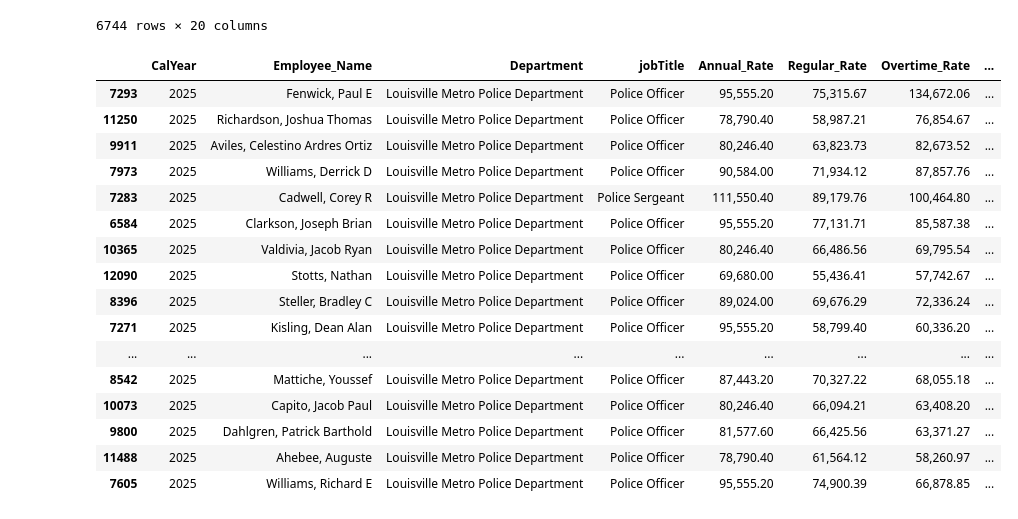
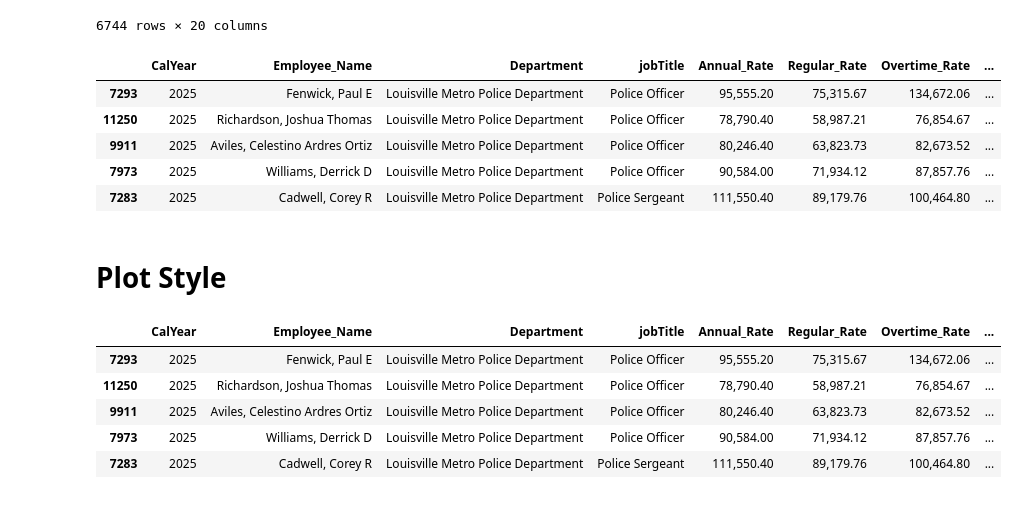
Before and after one commit to dmorton714/Louisville_stats, a Jupyter notebook: SalStudy/sal.ipynb, the cells around one changed output. Cells and saved outputs as stored; diff of their text form; code cells hidden in the pictures.

```diff
--- a/SalStudy/sal.ipynb
+++ b/SalStudy/sal.ipynb
@@ -373,22 +381,13 @@ def department_filter(
         raise TypeError("`department` must be a string or list of strings.")
 # %%
 lmpd25 = department_filter(sal_2025,"Louisville Metro Police Department")
-lmpd25.head(20)
+lmpd25.head()
 # %% [output]
 |  | CalYear | Employee_Name | Department | jobTitle | Annual_Rate | Regular_Rate | Overtime_Rate | ... |
 | 7293 | 2025 | Fenwick, Paul E | Louisville Metro Police Department | Police Officer | 95,555.20 | 75,315.67 | 134,672.06 | ... |
 | 11250 | 2025 | Richardson, Joshua Thomas | Louisville Metro Police Department | Police Officer | 78,790.40 | 58,987.21 | 76,854.67 | ... |
 | 9911 | 2025 | Aviles, Celestino Ardres Ortiz | Louisville Metro Police Department | Police Officer | 80,246.40 | 63,823.73 | 82,673.52 | ... |
 | 7973 | 2025 | Williams, Derrick D | Louisville Metro Police Department | Police Officer | 90,584.00 | 71,934.12 | 87,857.76 | ... |
 | 7283 | 2025 | Cadwell, Corey R | Louisville Metro Police Department | Police Sergeant | 111,550.40 | 89,179.76 | 100,464.80 | ... |
-| 6584 | 2025 | Clarkson, Joseph Brian | Louisville Metro Police Department | Police Officer | 95,555.20 | 77,131.71 | 85,587.38 | ... |
-| 10365 | 2025 | Valdivia, Jacob Ryan | Louisville Metro Police Department | Police Officer | 80,246.40 | 66,486.56 | 69,795.54 | ... |
-| 12090 | 2025 | Stotts, Nathan | Louisville Metro Police Department | Police Officer | 69,680.00 | 55,436.41 | 57,742.67 | ... |
-| 8396 | 2025 | Steller, Bradley C | Louisville Metro Police Department | Police Officer | 89,024.00 | 69,676.29 | 72,336.24 | ... |
-| 7271 | 2025 | Kisling, Dean Alan | Louisville Metro Police Department | Police Officer | 95,555.20 | 58,799.40 | 60,336.20 | ... |
-| ... | ... | ... | ... | ... | ... | ... | ... | ... |
-| 8542 | 2025 | Mattiche, Youssef | Louisville Metro Police Department | Police Officer | 87,443.20 | 70,327.22 | 68,055.18 | ... |
-| 10073 | 2025 | Capito, Jacob Paul | Louisville Metro Police Department | Police Officer | 80,246.40 | 66,094.21 | 63,408.20 | ... |
-| 9800 | 2025 | Dahlgren, Patrick Barthold | Louisville Metro Police Department | Police Officer | 81,577.60 | 66,425.56 | 63,371.27 | ... |
-| 11488 | 2025 | Ahebee, Auguste | Louisville Metro Police Department | Police Officer | 78,790.40 | 61,564.12 | 58,260.97 | ... |
-| 7605 | 2025 | Williams, Richard E | Louisville Metro Police Department | Police Officer | 95,555.20 | 74,900.39 | 66,878.85 | ... |
+# %% [markdown]
+# Plot Style
@@ -394,0 +469,9 @@ lmpd25.head(20)
+# %%
+lmpd25.head()
+# %% [output]
+|  | CalYear | Employee_Name | Department | jobTitle | Annual_Rate | Regular_Rate | Overtime_Rate | ... |
+| 7293 | 2025 | Fenwick, Paul E | Louisville Metro Police Department | Police Officer | 95,555.20 | 75,315.67 | 134,672.06 | ... |
+| 11250 | 2025 | Richardson, Joshua Thomas | Louisville Metro Police Department | Police Officer | 78,790.40 | 58,987.21 | 76,854.67 | ... |
+| 9911 | 2025 | Aviles, Celestino Ardres Ortiz | Louisville Metro Police Department | Police Officer | 80,246.40 | 63,823.73 | 82,673.52 | ... |
+| 7973 | 2025 | Williams, Derrick D | Louisville Metro Police Department | Police Officer | 90,584.00 | 71,934.12 | 87,857.76 | ... |
+| 7283 | 2025 | Cadwell, Corey R | Louisville Metro Police Department | Police Sergeant | 111,550.40 | 89,179.76 | 100,464.80 | ... |
```
Also changed, not shown: parts of 8 cells of this notebook, 5 other files.
